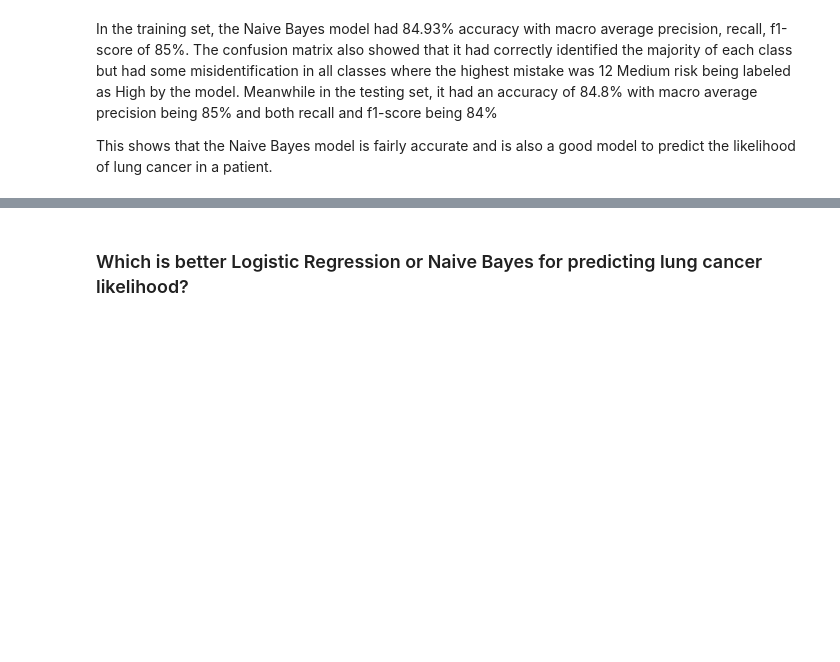
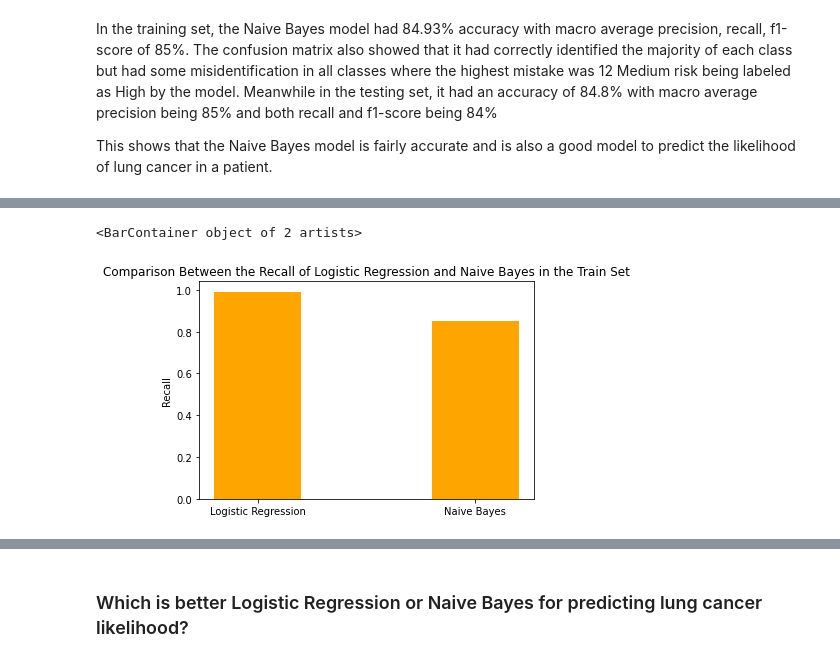
Before and after one commit to Aren-Deza/GroupL-MP197, a Jupyter notebook: Lung Cancer Prediction.ipynb, the cells around one changed output, grey strips where cells are left out. Drawn from its saved outputs; the diff is of its cells as text; code cells hidden in the pictures; blank space fills up the shorter version.

```diff
--- a/Lung Cancer Prediction.ipynb
+++ b/Lung Cancer Prediction.ipynb
@@ -232,0 +277,10 @@ plt.show()
+# %%
+data3 = {'Logistic Regression':macro_recall_train_log, 'Naive Bayes':macro_recall_train_gnb}
+ml_algo3 = list(data3.keys())
+recall_train = list(data3.values())
+plt.title('Comparison Between the Recall of Logistic Regression and Naive Bayes in the Train Set')
+plt.ylabel('Recall')
+plt.bar(ml_algo3, recall_train, color = 'orange', width = 0.4)
+# %% [output]
+<BarContainer object of 2 artists>
+[figure, added]
```
Also changed, not shown: parts of 11 cells of this notebook.
